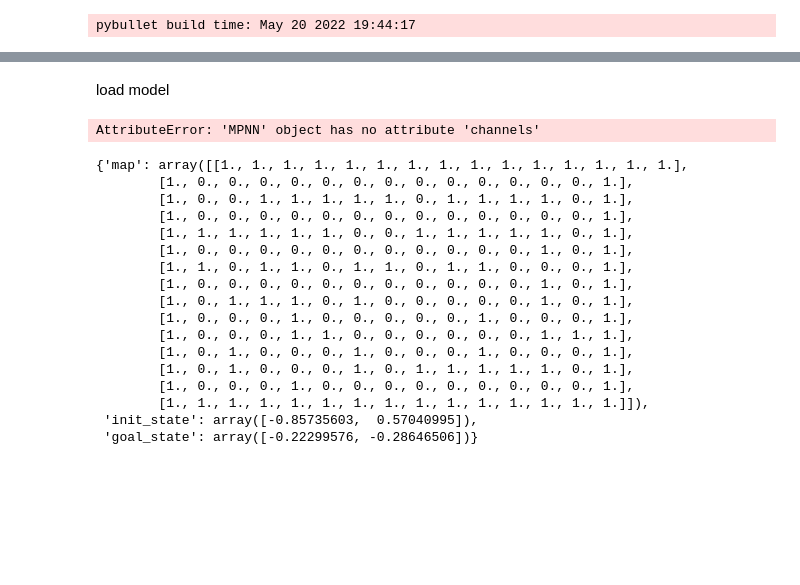
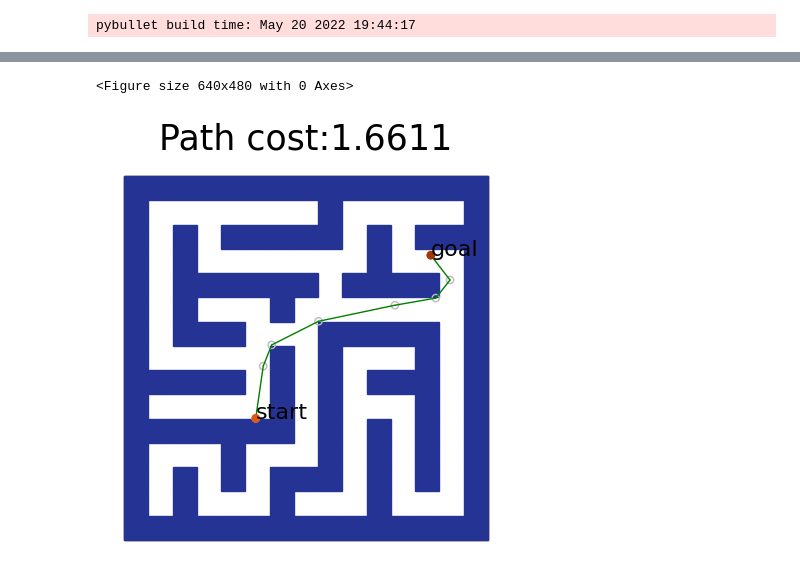
Before and after one commit to wenjinzhang/gnn-motion-planning, a Jupyter notebook: test.ipynb, the cells around one changed output, grey strips where cells are left out. Drawn from its saved outputs; the diff is of its cells as text; code cells hidden in the pictures; blank space fills up the shorter version.

```diff
--- a/test.ipynb
+++ b/test.ipynb
@@ -45,35 +10,31 @@ Load new environment and library
 # %%
+# test on new environment
 from tqdm import tqdm
 from config import set_random_seed
 from str2name import str2name
 import torch
 from eval_gnn import explore
+
 from environment import MazeEnv
 env = MazeEnv(dim=2, map_file='maze_files/mazes_new_dataset.npz')
-indexes = range(0, 10)
+indexes = range(0, 1000)
 bs = 100  # only sample 100 points
 results = []
+
+_, model, model_path, model_s, model_s_path = str2name(str(env))
+model.load_state_dict(torch.load(model_path, map_location=torch.device("cpu")))
+model_s.load_state_dict(torch.load(model_s_path, map_location=torch.device("cpu")))
+model.eval()
+model_s.eval()
+
+for i in tqdm(range(10)):
+
+    env.init_new_problem(i)
+    set_random_seed(1234)
+    _, model, model_path, model_s, model_s_path = str2name(str(env))
+    result = explore(env, model, model_s, smooth=True, smoother='model', batch=bs, t_max=bs, k=10)
+
+    results.append(result)
-# %% [markdown]
-load model
-# %%
-_, model, model_path, model_s, model_s_path = str2name(str(env))
-model.load_state_dict(torch.load(model_path, map_location=torch.device("cpu")))
-model_s.load_state_dict(torch.load(model_s_path, map_location=torch.device("cpu")))
-model.eval()
-model_s.eval()
-# %% [output]
-AttributeError: 'MPNN' object has no attribute 'channels'
-# %%
-
-
-for i in tqdm(range(1000)):
-
-    env.init_new_problem(i)
-    set_random_seed(1234)
-    _, model, model_path, model_s, model_s_path = str2name(str(env))
-    result = explore(env, model, model_s, smooth=True, smoother='none', batch=bs, t_max=bs, k=10)
-
-    results.append(result)
 # %%
 # get the collision numbers
 c_explores = [r['c_explore'] for r in results]
@@ -82,35 +41,17 @@ print(results[555])
 # %%
+from utils.plot import plot_edges, plot_env_only, plot_optimization_edges
 %matplotlib inline
 import matplotlib.pyplot as plt
-from utils.plot import plot_edges, plot_env_only
+from utils.plot import plot_edges
 i = np.argmin(c_explores)
-print(i)
 env.init_new_problem(i)
-edges = results[i]['data'].v[np.array(results[i]['explored_edges']).reshape(-1)].reshape(-1, 2, 2)
-
+edges = results[i]['data'].v[ np.array(results[i]['explored_edges']).reshape(-1) ].reshape(-1, 2, 2)
 edges = [[tuple(k), tuple(v)] for k, v in zip(edges[:, 0, :].cpu().numpy(), edges[:, 1, :].cpu().numpy())]
-plot_edges(results[i]['path'], edges, env.get_problem(), \
-           title='{0:d} collision checks'.format(results[i]['c_explore']), \
+distance = env.path_distance(results[i]['smooth_path'])
+plot_optimization_edges(results[i]['smooth_path'], edges, env.get_problem(), \
+           title='Path cost:{}'.format(round(distance[0], 4)), \
            save=None)
 plt.show()
+# %% [output]
+<Figure size 640x480 with 0 Axes>
+[figure, added]
-# %%
-env, indexes = str2env('maze2easy')
-env.init_new_problem()
-# %% [output]
-{'map': array([[1., 1., 1., 1., 1., 1., 1., 1., 1., 1., 1., 1., 1., 1., 1.],
-        [1., 0., 0., 0., 0., 0., 0., 0., 0., 0., 0., 0., 0., 0., 1.],
-        [1., 0., 0., 1., 1., 1., 1., 1., 0., 1., 1., 1., 1., 0., 1.],
-        [1., 0., 0., 0., 0., 0., 0., 0., 0., 0., 0., 0., 0., 0., 1.],
-        [1., 1., 1., 1., 1., 1., 0., 0., 1., 1., 1., 1., 1., 0., 1.],
-        [1., 0., 0., 0., 0., 0., 0., 0., 0., 0., 0., 0., 1., 0., 1.],
-        [1., 1., 0., 1., 1., 0., 1., 1., 0., 1., 1., 0., 0., 0., 1.],
-        [1., 0., 0., 0., 0., 0., 0., 0., 0., 0., 0., 0., 1., 0., 1.],
-        [1., 0., 1., 1., 1., 0., 1., 0., 0., 0., 0., 0., 1., 0., 1.],
-        [1., 0., 0., 0., 1., 0., 0., 0., 0., 0., 1., 0., 0., 0., 1.],
-        [1., 0., 0., 0., 1., 1., 0., 0., 0., 0., 0., 0., 1., 1., 1.],
-        [1., 0., 1., 0., 0., 0., 1., 0., 0., 0., 1., 0., 0., 0., 1.],
-        [1., 0., 1., 0., 0., 0., 1., 0., 1., 1., 1., 1., 1., 0., 1.],
-        [1., 0., 0., 0., 1., 0., 0., 0., 0., 0., 0., 0., 0., 0., 1.],
-        [1., 1., 1., 1., 1., 1., 1., 1., 1., 1., 1., 1., 1., 1., 1.]]),
- 'init_state': array([-0.85735603,  0.57040995]),
- 'goal_state': array([-0.22299576, -0.28646506])}
```
Also changed, not shown: parts of 15 cells of this notebook, 5 other files.
